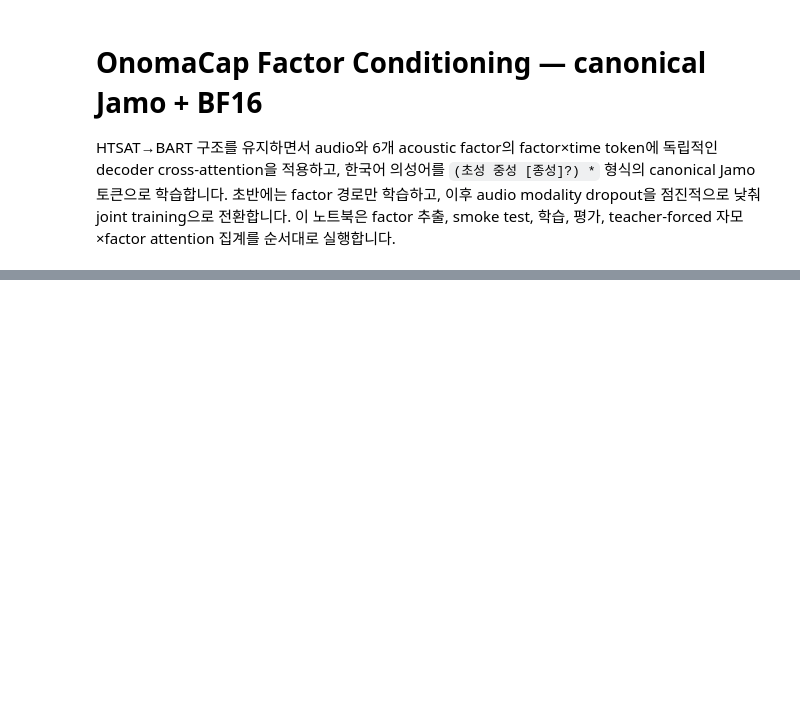
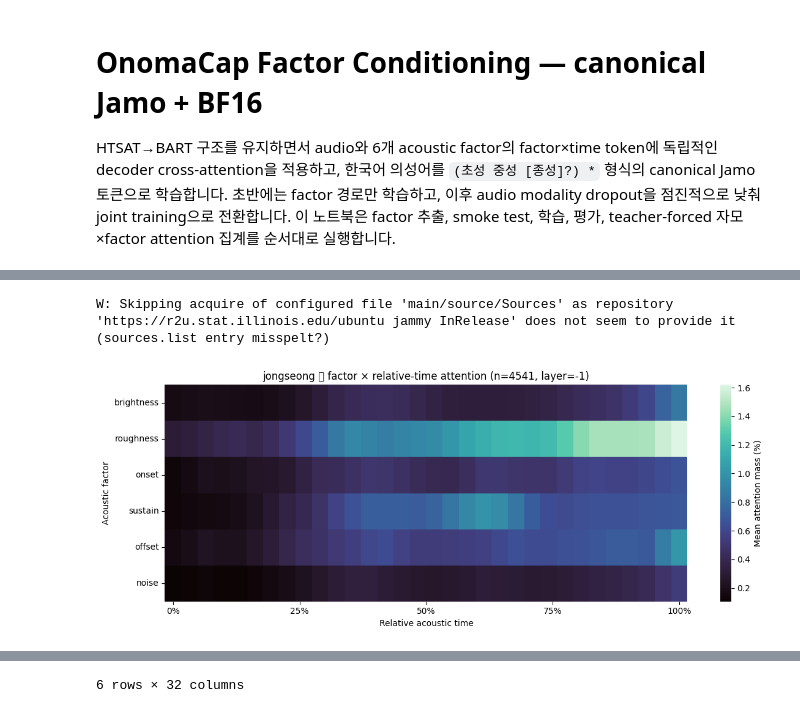
Before and after one commit to youhan200203/OnomaHoW, a Jupyter notebook: OnomaCap_FactorConditioning.ipynb, the cells around one changed output, grey strips where cells are left out. Saved outputs shown, nothing was run; the diff lists cells and outputs as text; code cells hidden in the pictures; blank space fills up the shorter version.

Commit message:
Add Jamo evaluation analyses

```diff
--- a/OnomaCap_FactorConditioning.ipynb
+++ b/OnomaCap_FactorConditioning.ipynb
@@ -378,9 +669,11 @@ python train.py \
 # best validation checkpoint 확인
 FOLDER_NAME = "onomacap_htsat_bart_jamo_factor_dual_cross_attn_curriculum_bf16_lr_3e-05_batch_16_seed_20"
 CHECKPOINT_DIR = Path("/content/drive/MyDrive/OnomaCap/checkpoints") / FOLDER_NAME
-BEST_PATH = CHECKPOINT_DIR / "best_model.pt"
-best = torch.load(BEST_PATH, map_location="cpu", weights_only=False)
-print("best epoch:", best["epoch"])
-print("selection metric:", best["selection_metric"])
-print("best val BLEU-1:", best["selection_score"])
-print("all val scores:", best["val_scores"])
+TEST_EPOCH = 11
+CHECKPOINT_PATH = CHECKPOINT_DIR / "epochs" / f"epoch_{TEST_EPOCH:02d}.pt"
+# BEST_PATH = CHECKPOINT_DIR / "best_model.pt"
+# best = torch.load(BEST_PATH, map_location="cpu", weights_only=False)
+# print("best epoch:", best["epoch"])
+# print("selection metric:", best["selection_metric"])
+# print("best val BLEU-1:", best["selection_score"])
+# print("all val scores:", best["val_scores"])
@@ -614,6 +1240,12 @@ finally:
     gc.collect()
     torch.cuda.empty_cache()
 # %%
+!apt-get -qq update
+!apt-get -qq install fonts-nanum
+
+import seaborn as sns
+import matplotlib.pyplot as plt
+
 # 선택한 자모만 factor × 상대시간 attention으로 표시
 import torch.nn.functional as torch_functional
 
@@ -672,7 +1304,7 @@ def _load_factor_time_context():
             config = yaml.safe_load(stream)
         data = AudioCaptionDataModule(config, "OnomaCap")
         model = BartCaptionModel(config).to("cuda")
-        checkpoint = torch.load(BEST_PATH, map_location="cpu", weights_only=False)
+        checkpoint = torch.load(CHECKPOINT_PATH, map_location="cpu", weights_only=False)
         model.load_state_dict(checkpoint["model"])
         model.eval()
     finally:
@@ -800,3 +1432,9 @@ def clear_factor_time_attention_cache():
 # 다른 셀에서 원하는 자모만 호출:
 # plot_jamo_factor_time_attention(category="choseong", jamo="ㅅ")
 # plot_jamo_factor_time_attention(category="jongseong", jamo="ㅅ", reference_index=0)
+# %% [output]
+W: Skipping acquire of configured file 'main/source/Sources' as repository 'https://r2u.stat.illinois.edu/ubuntu jammy InRelease' does not seem to provide it (sources.list entry misspelt?)
+# %%
+plot_jamo_factor_time_attention(category='jongseong', jamo="ㄱ")
+# %% [output]
+[figure, added]
@@ -802,0 +1448 @@ def clear_factor_time_attention_cache():
+6 rows × 32 columns
```
Also changed, not shown: parts of 15 cells of this notebook, 3 other files.
